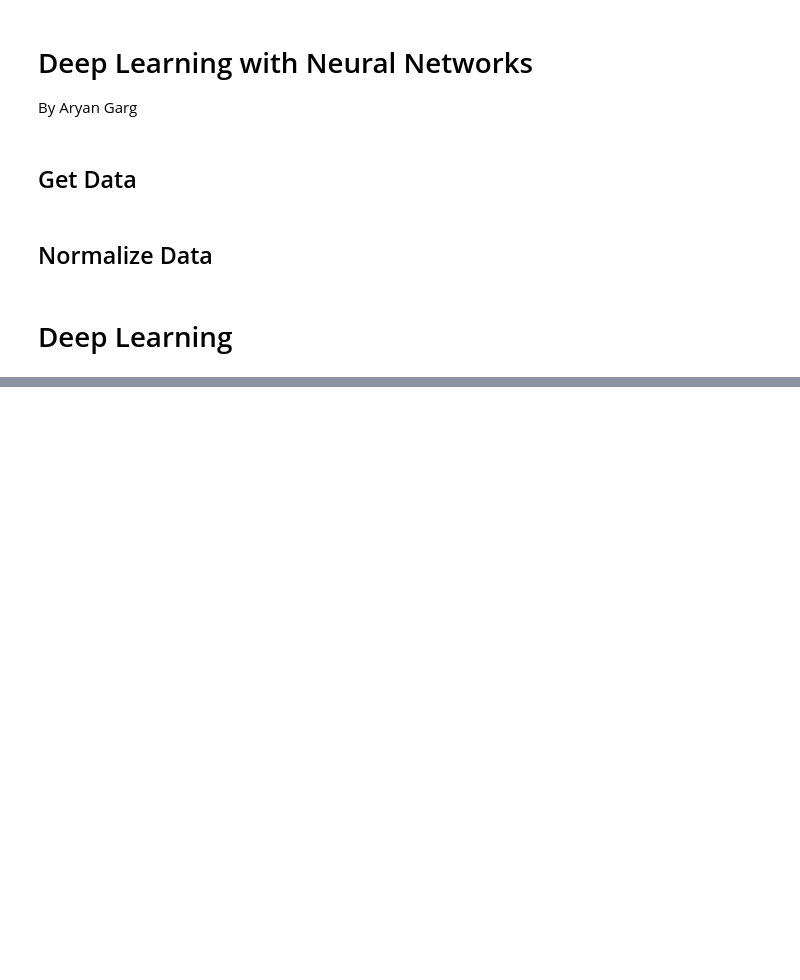
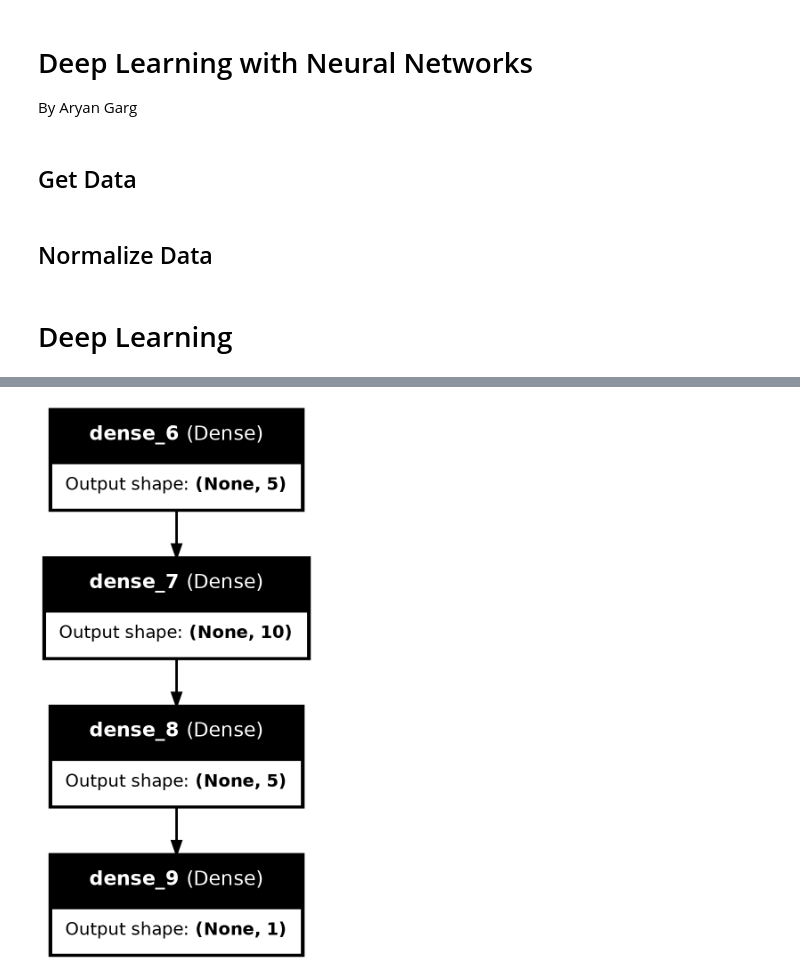
Before and after one commit to lisaliuu/life-expectancy, a Jupyter notebook: neural_networks.ipynb, the cells around one changed output, grey strips where cells are left out. Saved outputs shown, nothing was run; the diff lists cells and outputs as text; code cells hidden in the pictures; blank space fills up the shorter version.

```diff
--- a/neural_networks.ipynb
+++ b/neural_networks.ipynb
@@ -173,0 +152,8 @@ Model C MSE  1.7303660999644885
+# %%
+from tensorflow.keras.utils import plot_model
+
+plot_model(modelA, to_file='modelA.png', show_shapes=True, show_layer_names=True)
+plot_model(modelB, to_file='modelB.png', show_shapes=True, show_layer_names=True)
+plot_model(modelC, to_file='modelC.png', show_shapes=True, show_layer_names=True)
+# %% [output]
+[figure, added]
```
Also changed, not shown: parts of 9 cells of this notebook, 3 other files.
